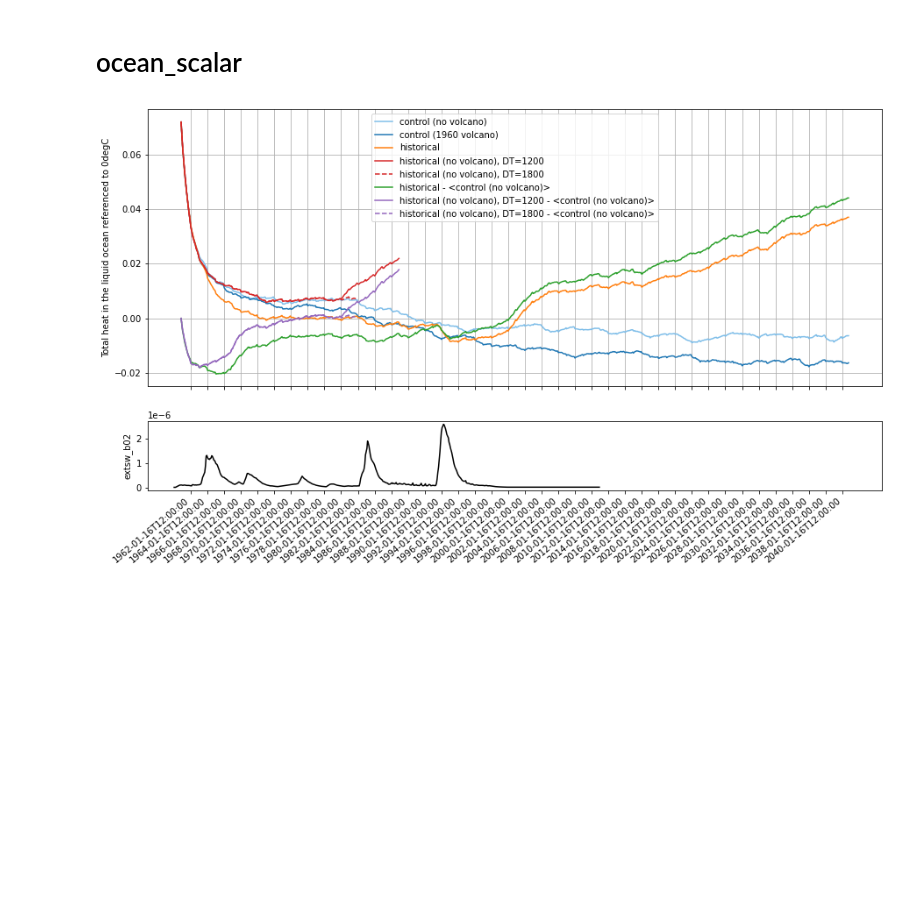
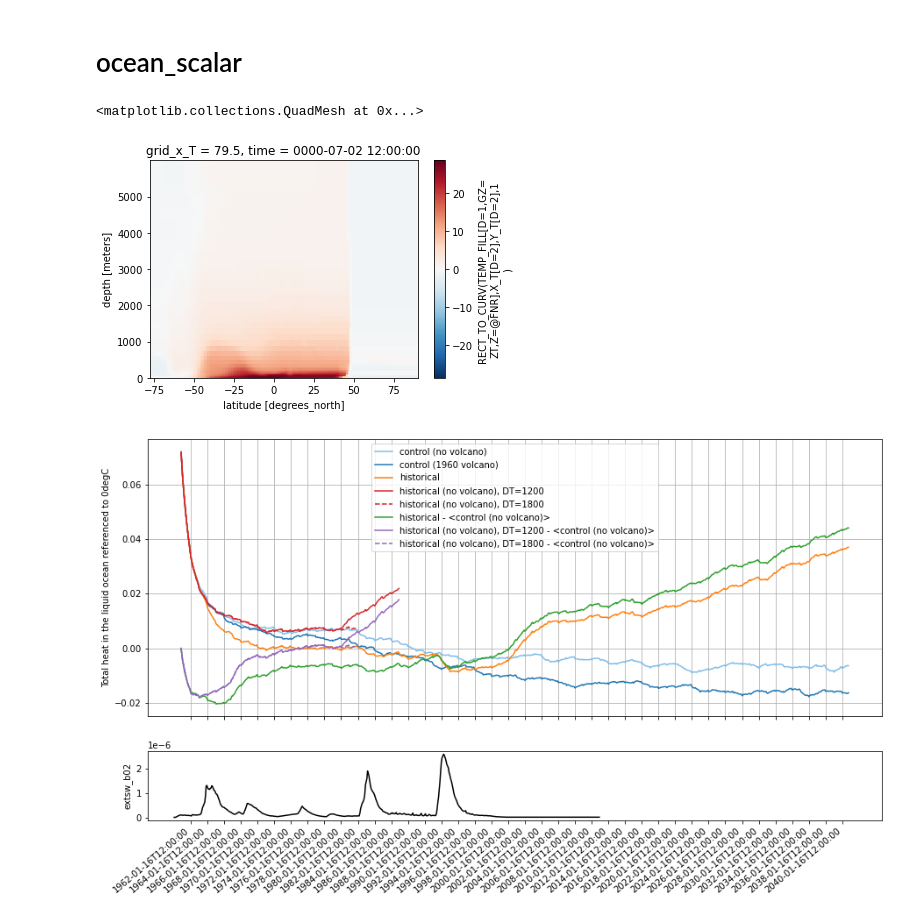
Before and after one commit to dougiesquire/cm-historical, a Jupyter notebook: notebooks/hist_mem001.ipynb, the cells around one changed output. Drawn from its saved outputs; the diff is of its cells as text; code cells hidden in the pictures; blank space fills up the shorter version.

```diff
--- a/notebooks/hist_mem001.ipynb
+++ b/notebooks/hist_mem001.ipynb
@@ -36,6 +36,13 @@ ctrl_nvol_ocean_scalar = ctrl_nvol_ocean_scalar[variable].groupby('time.month')
 hist_ocean_scalar = hist_ocean_scalar[variable].groupby('time.month') - clim
 hist_nvol_ocean_scalar_dt1200 = hist_nvol_ocean_scalar_dt1200[variable].groupby('time.month') - clim
 hist_nvol_ocean_scalar_dt1800 = hist_nvol_ocean_scalar_dt1800[variable].groupby('time.month') - clim
+# %%
+cars = xr.open_dataset('/scratch/ux06/ds0092/CAFE/historical/WIP/c5-d60-pX-hist-19601101-no_volcanos/mem001/INPUT/temp_cars.nc')
+# %%
+cars['temp'].sel(grid_x_T=180, method='nearest').squeeze().plot()
+# %% [output]
+<matplotlib.collections.QuadMesh at 0x...>
+[figure, added]
 # %%
 fig, (ax0, ax1) = plt.subplots(2, 1, gridspec_kw={'height_ratios': [4, 1]}, figsize=(15,8))
 
```
Also changed, not shown: 1 other file.
